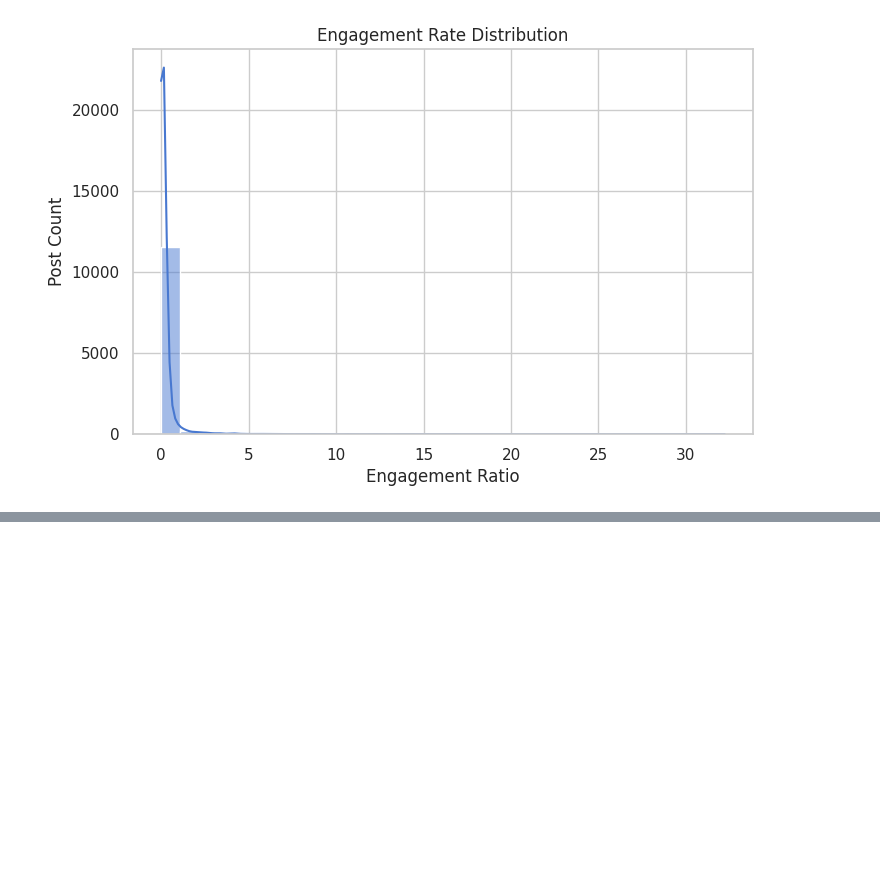
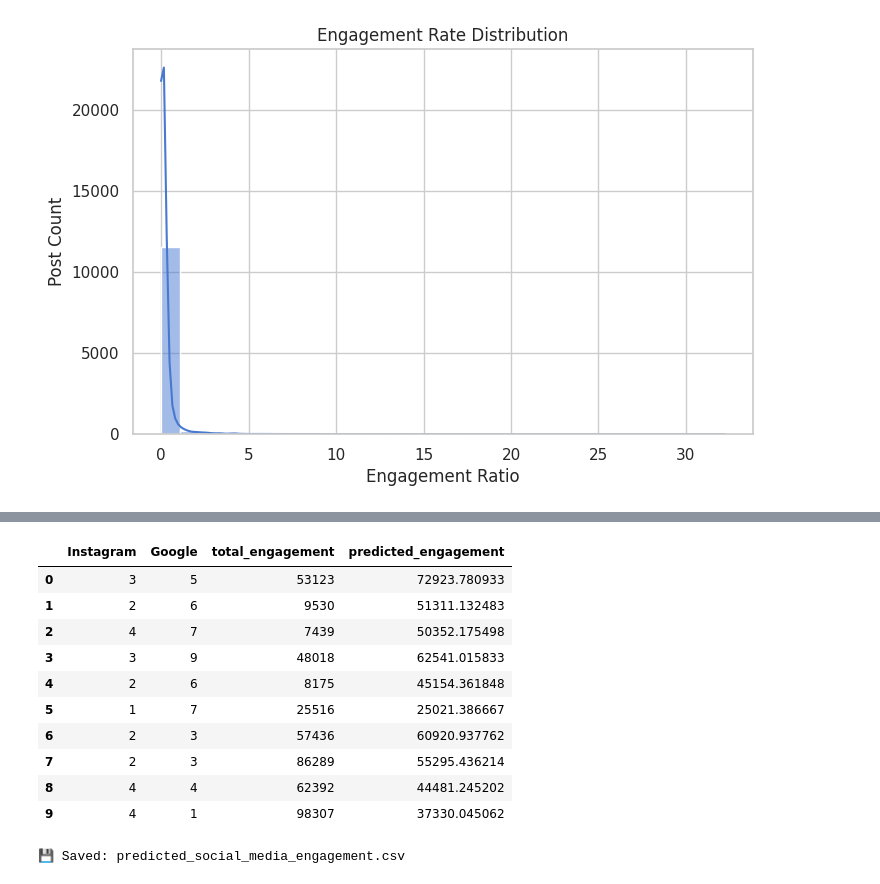
Before and after one commit to ajeeshnadh/DSA_Projects, a Jupyter notebook: Social_Media_Engagement,_Assignment.ipynb, the cells around one changed output, grey strips where cells are left out. Saved outputs shown, nothing was run; the diff lists cells and outputs as text; code cells hidden in the pictures; blank space fills up the shorter version.

```diff
--- a/Social_Media_Engagement,_Assignment.ipynb
+++ b/Social_Media_Engagement,_Assignment.ipynb
@@ -457,0 +528,24 @@ plt.show()
+# %%
+# Create new dataframe with predictions
+employee['predicted_engagement'] = model.predict(employee[features])
+
+# Display top users/posts by predicted engagement
+df_sorted = employee[['Instagram', 'Google', 'total_engagement', 'predicted_engagement']].head(10)
+display(df_sorted)
+# %% [output]
+|  | Instagram | Google | total_engagement | predicted_engagement |
+| 0 | 3 | 5 | 53123 | 72923.780933 |
+| 1 | 2 | 6 | 9530 | 51311.132483 |
+| 2 | 4 | 7 | 7439 | 50352.175498 |
+| 3 | 3 | 9 | 48018 | 62541.015833 |
+| 4 | 2 | 6 | 8175 | 45154.361848 |
+| 5 | 1 | 7 | 25516 | 25021.386667 |
+| 6 | 2 | 3 | 57436 | 60920.937762 |
+| 7 | 2 | 3 | 86289 | 55295.436214 |
+| 8 | 4 | 4 | 62392 | 44481.245202 |
+| 9 | 4 | 1 | 98307 | 37330.045062 |
+# %%
+employee.to_csv('predicted_social_media_engagement.csv', index=False)
+print("💾 Saved: predicted_social_media_engagement.csv")
+# %% [output]
+💾 Saved: predicted_social_media_engagement.csv
```
Also changed, not shown: parts of 3 cells of this notebook.
